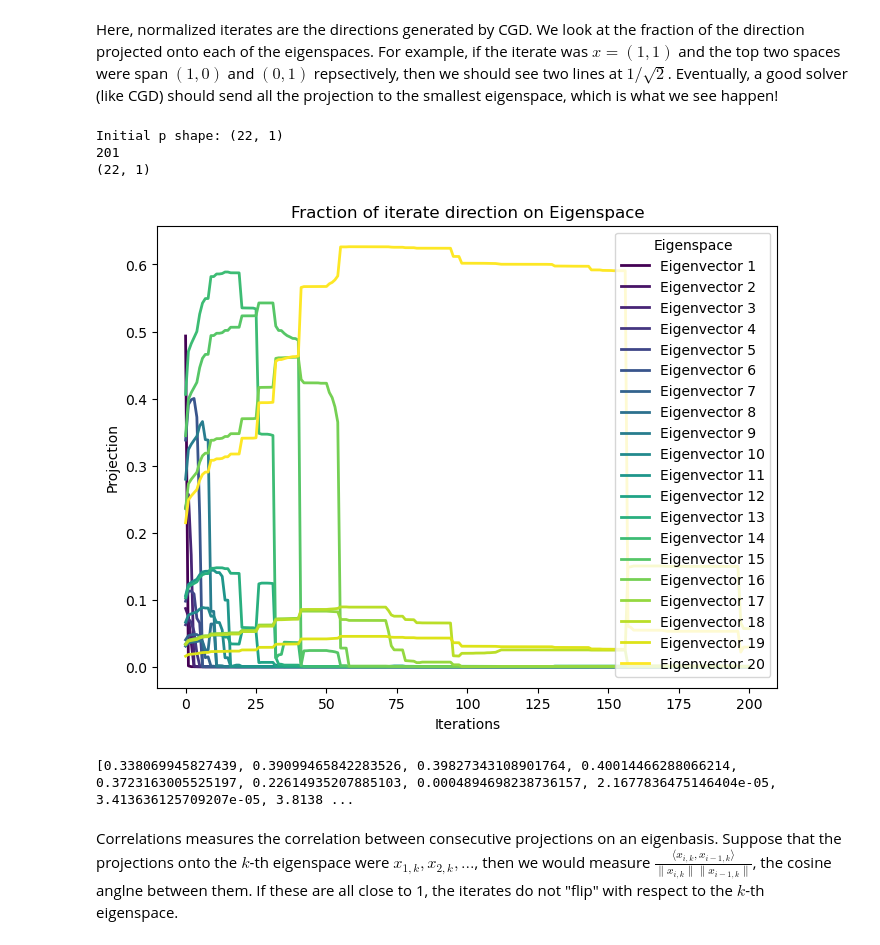
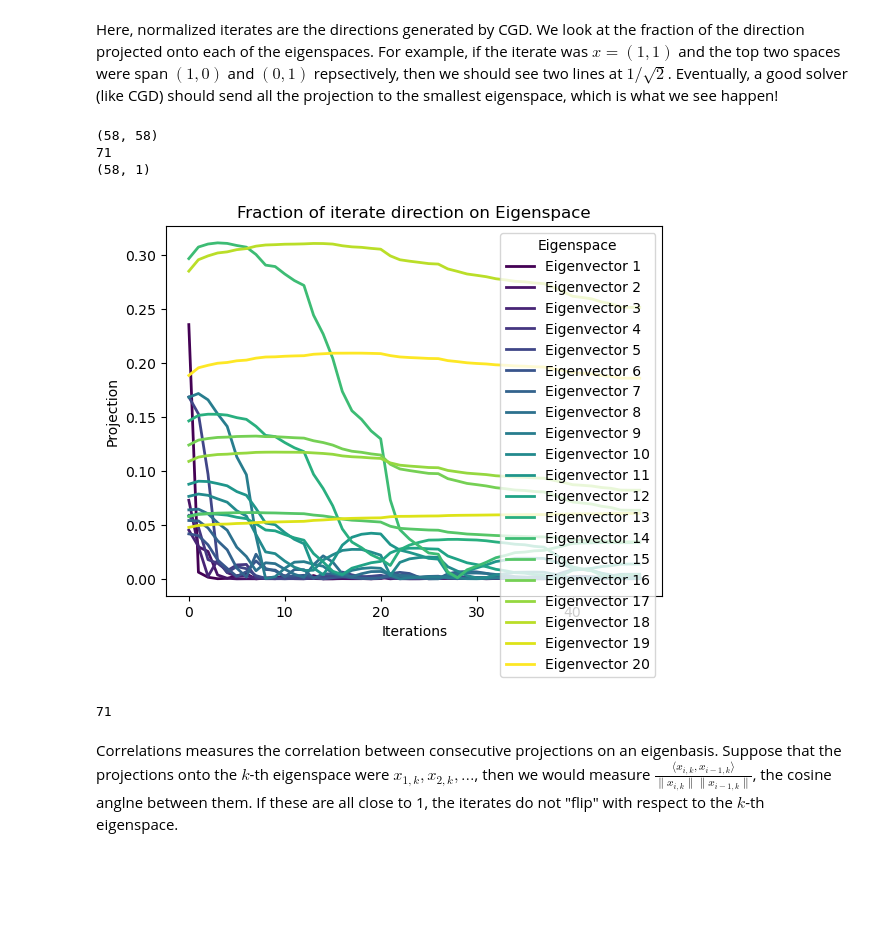
Before and after one commit to dutchhansen/smooth-convex-simulations, a Jupyter notebook: conjugategradient.ipynb, the cells around one changed output. Saved outputs shown, nothing was run; the diff lists cells and outputs as text; code cells hidden in the pictures; blank space fills up the shorter version.

Commit message:
added low bit precision version to functions

```diff
--- a/conjugategradient.ipynb
+++ b/conjugategradient.ipynb
@@ -59,28 +60,32 @@ Kappa:  4398017108182.557
 # %%
-def conjugate_gradient(iter, mat, b=None, random=True, n=10):
+import numpy as np
+
+def conjugate_gradient(iter, mat, b=None, random=True, n=10, lbp=False):
     row, col = mat.shape
+    dtype = np.float16 if lbp else np.float64  # Use lower precision if lbp is enabled
 
     # Ensure b is a (row,1) column vector
     if b is None:
-        b = np.zeros((row, 1))
+        b = np.zeros((row, 1), dtype=dtype)
 
     # Ensure x is a (col,1) column vector
-    x = np.random.rand(col, 1)
-    x = x / np.linalg.norm(x)
+    x = np.random.rand(col, 1).astype(dtype) if random else np.zeros((col, 1), dtype=dtype)
+    x = x / np.linalg.norm(x).astype(dtype)
 
     iterates = [x]
-    r = b - np.matmul(mat, x)
-    p = r
-    print("Initial p shape:", p.shape)  # Should be (row,1)
+    r = (b - np.matmul(mat, x)).astype(dtype)
+    p = r.astype(dtype)
 
     for i in range(iter):
-        alpha = np.linalg.norm(r) ** 2 / np.matmul(p.T, np.matmul(mat, p))
-        x = x + alpha * p  # x should stay (col,1)
+        alpha = (np.linalg.norm(r) ** 2 / np.matmul(p.T, np.matmul(mat, p))).astype(dtype)
+        x = (x + alpha * p).astype(dtype)  # Keep x as (col,1) with the correct dtype
 
-        new_r = r - alpha * np.matmul(mat, p)  # residual
+        new_r = (r - alpha * np.matmul(mat, p)).astype(dtype)  # residual
         beta = (np.linalg.norm(new_r) ** 2) / (np.linalg.norm(r) ** 2)
-        p = new_r + beta * p
-        r = new_r
+        beta = beta.astype(dtype)
+
+        p = (new_r + beta * p).astype(dtype)
+        r = new_r.astype(dtype)
 
         if i % n == 0:
             iterates.append(x)
@@ -97,7 +102,7 @@ def plot_projections(proj_iterates, min_k=0, top_k=3, n=10, title="Title Missing
     # Define a color map for distinct colors
     colors = plt.cm.viridis(np.linspace(0, 1, top_k))
 
-    plt.figure(figsize=(8, 6))  # Set figure size
+    # plt.figure(figsize=(8, 6))  # Set figure size
 
     if min_k > len(proj_iterates):
         min_k = len(proj_iterates) - 1
@@ -133,8 +138,9 @@ def plot_projections(proj_iterates, min_k=0, top_k=3, n=10, title="Title Missing
 # %% [markdown]
 Here, normalized iterates are the directions generated by CGD. We look at the fraction of the direction projected onto each of the eigenspaces. For example, if the iterate was $x = (1, 1)$ and the top two spaces were span $(1, 0)$ and $(0, 1)$ repsectively, then we should see two lines at $1/\sqrt{2}$. Eventually, a good solver (like CGD) should send all the projection to the smallest eigenspace, which is what we see happen!
 # %%
-steps = 200
-iterates = conjugate_gradient(steps, random_matrix, n=1)
+steps = 70
+iterates = conjugate_gradient(steps, random_matrix, n=1, lbp=True)
+print(random_matrix.shape)
 print(len(iterates))
 
 print(iterates[0].shape)
@@ -147,26 +153,18 @@ normalized_iterates = [iterates[i]/np.linalg.norm(iterates[i]) for i in range(le
 proj_iterates = [[np.matmul(rank_k[k], normalized_iterates[i]) for i in range(len(normalized_iterates))] for k in range(len(rank_k))]
 norm_proj_iterates = [[np.linalg.norm(np.matmul(rank_k[k], normalized_iterates[i])) for i in range(len(normalized_iterates))] for k in range(len(rank_k))]
 # %% [output]
-Initial p shape: (22, 1)
-201
-(22, 1)
+(58, 58)
+71
+(58, 1)
 # %%
-# to smooth iterates
-def moving_average(data, window_size):
-    window = np.ones(int(window_size)) / float(window_size)
-    return np.convolve(data, window, 'same')
-
-smoothed2 = [
-    moving_average(norm_proj_iterates[k], 20) for k in range(len(rank_k))
-]
 # plot progress (put a very large number for top_k to see all eigenvalues)
 # plot_projections(smoothed2, top_k=6, n=1)
 plot_projections(norm_proj_iterates, top_k=20, n=1, title="Fraction of iterate direction on Eigenspace")
 
-print(norm_proj_iterates[:][5])
+print(len(norm_proj_iterates[:][5]))
 # %% [output]
-[figure, old version]
+[figure, new version]
-[0.338069945827439, 0.39099465842283526, 0.39827343108901764, 0.40014466288066214, 0.3723163005525197, 0.22614935207885103, 0.0004894698238736157, 2.1677836475146404e-05, 3.413636125709207e-05, 3.8138 ...
+71
 # %% [markdown]
 Correlations measures the correlation between consecutive projections on an eigenbasis. Suppose that the projections onto the $k$-th eigenspace were $x_{1, k}, x_{2, k}, ...$, then we would measure
 $\frac{\langle x_{i, k}, x_{i-1, k} \rangle}{\|x_{i, k} \| \|x_{i-1, k} \|}$, the cosine anglne between them. If these are all close to 1, the iterates do not "flip" with respect to the $k$-th eigenspace.
```
Also changed, not shown: parts of 2 cells of this notebook, 1 other file.
